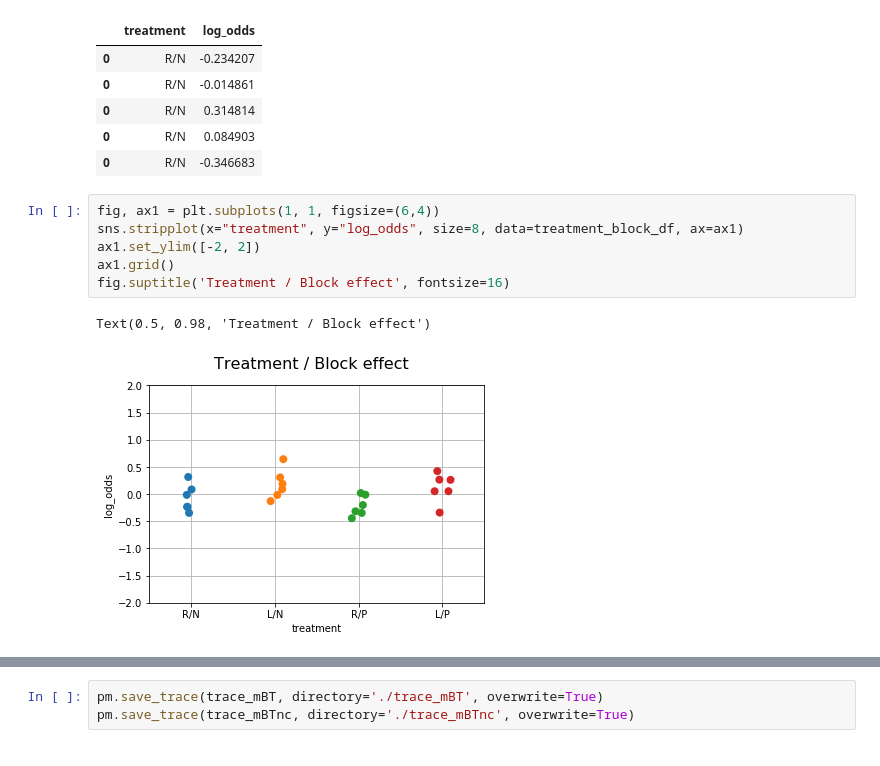
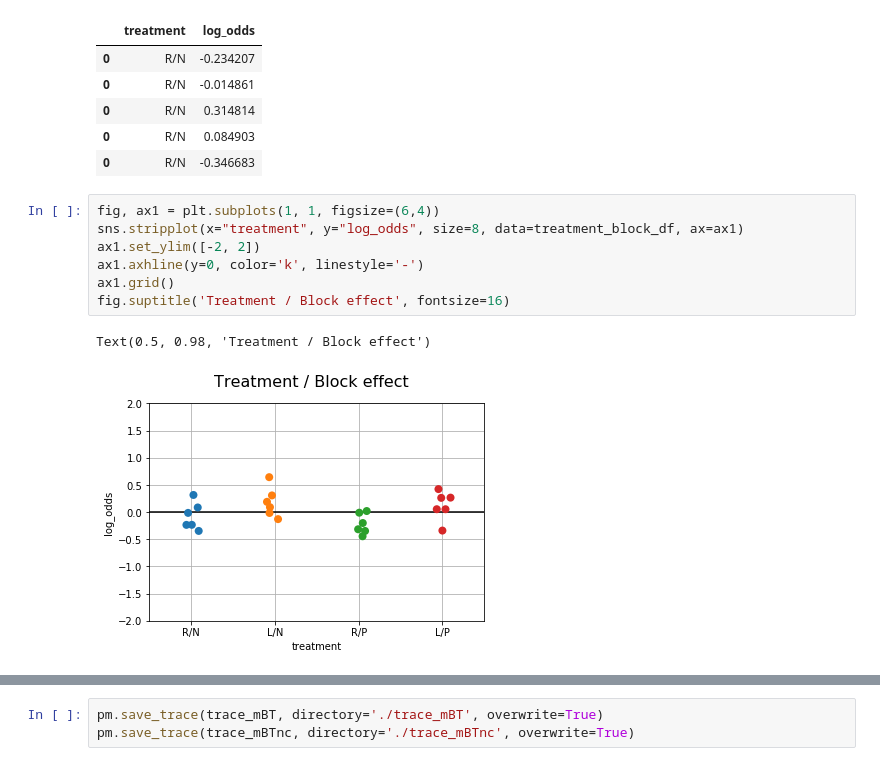
Before and after one commit to StefanSko/rethinking_pymc3_course2022, a Jupyter notebook: 13_GLMM2.ipynb, the cells around one changed output, grey strips where cells are left out. Saved outputs shown, nothing was run; the diff lists cells and outputs as text.

```diff
--- a/13_GLMM2.ipynb
+++ b/13_GLMM2.ipynb
@@ -222,9 +210,10 @@ treatment_block_df.head()
 # %%
 fig, ax1 = plt.subplots(1, 1, figsize=(6,4))
 sns.stripplot(x="treatment", y="log_odds", size=8, data=treatment_block_df, ax=ax1)
 ax1.set_ylim([-2, 2])
+ax1.axhline(y=0, color='k', linestyle='-')
 ax1.grid()
 fig.suptitle('Treatment / Block effect', fontsize=16)
 # %% [output]
 Text(0.5, 0.98, 'Treatment / Block effect')
-[figure, old version]
+[figure, new version]
```
Also changed, not shown: parts of 3 cells of this notebook.
